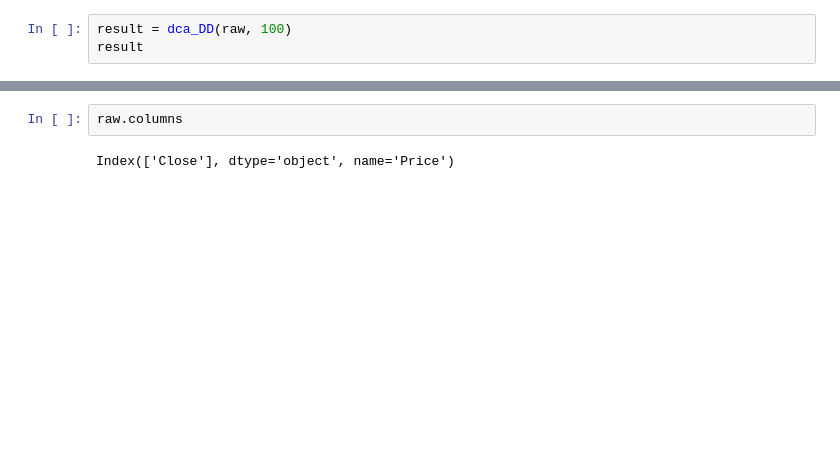
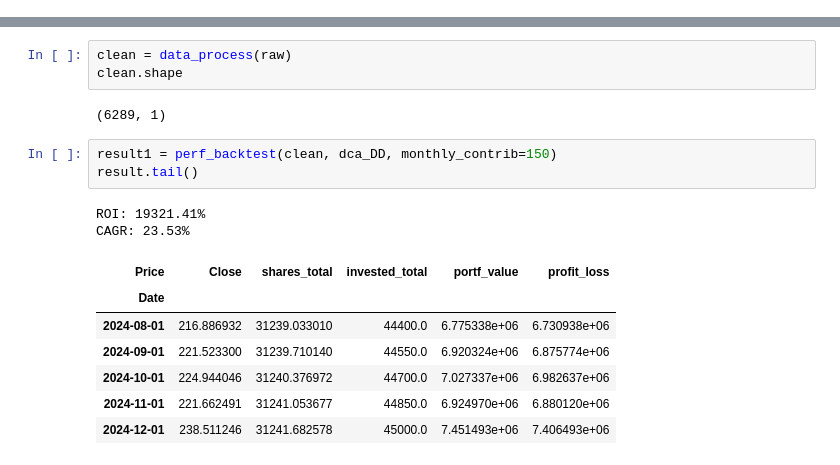
Before and after one commit to zahidp24/Python_project, a Jupyter notebook: Project_python.ipynb, the cells around one changed output, grey strips where cells are left out. Drawn from its saved outputs; the diff is of its cells as text; blank space fills up the shorter version.

```diff
--- a/Project_python.ipynb
+++ b/Project_python.ipynb
@@ -20,3 +22,0 @@ raw.head()
-# %%
-result = dca_DD(raw, 100)
-result
@@ -38,4 +23,18 @@ result
+# %%
+clean = data_process(raw)
+clean.shape
+# %% [output]
+(6289, 1)
 # %%
-raw.columns
+result1 = perf_backtest(clean, dca_DD, monthly_contrib=150)
+result.tail()
 # %% [output]
-Index(['Close'], dtype='object', name='Price')
+ROI: 19321.41%
+CAGR: 23.53%
+| Price | Close | shares_total | invested_total | portf_value | profit_loss |
+| Date |  |  |  |  |  |
+| 2024-08-01 | 216.886932 | 31239.033010 | 44400.0 | 6.775338e+06 | 6.730938e+06 |
+| 2024-09-01 | 221.523300 | 31239.710140 | 44550.0 | 6.920324e+06 | 6.875774e+06 |
+| 2024-10-01 | 224.944046 | 31240.376972 | 44700.0 | 7.027337e+06 | 6.982637e+06 |
+| 2024-11-01 | 221.662491 | 31241.053677 | 44850.0 | 6.924970e+06 | 6.880120e+06 |
+| 2024-12-01 | 238.511246 | 31241.682578 | 45000.0 | 7.451493e+06 | 7.406493e+06 |
```
Also changed, not shown: parts of 5 cells of this notebook, 2 other files.
